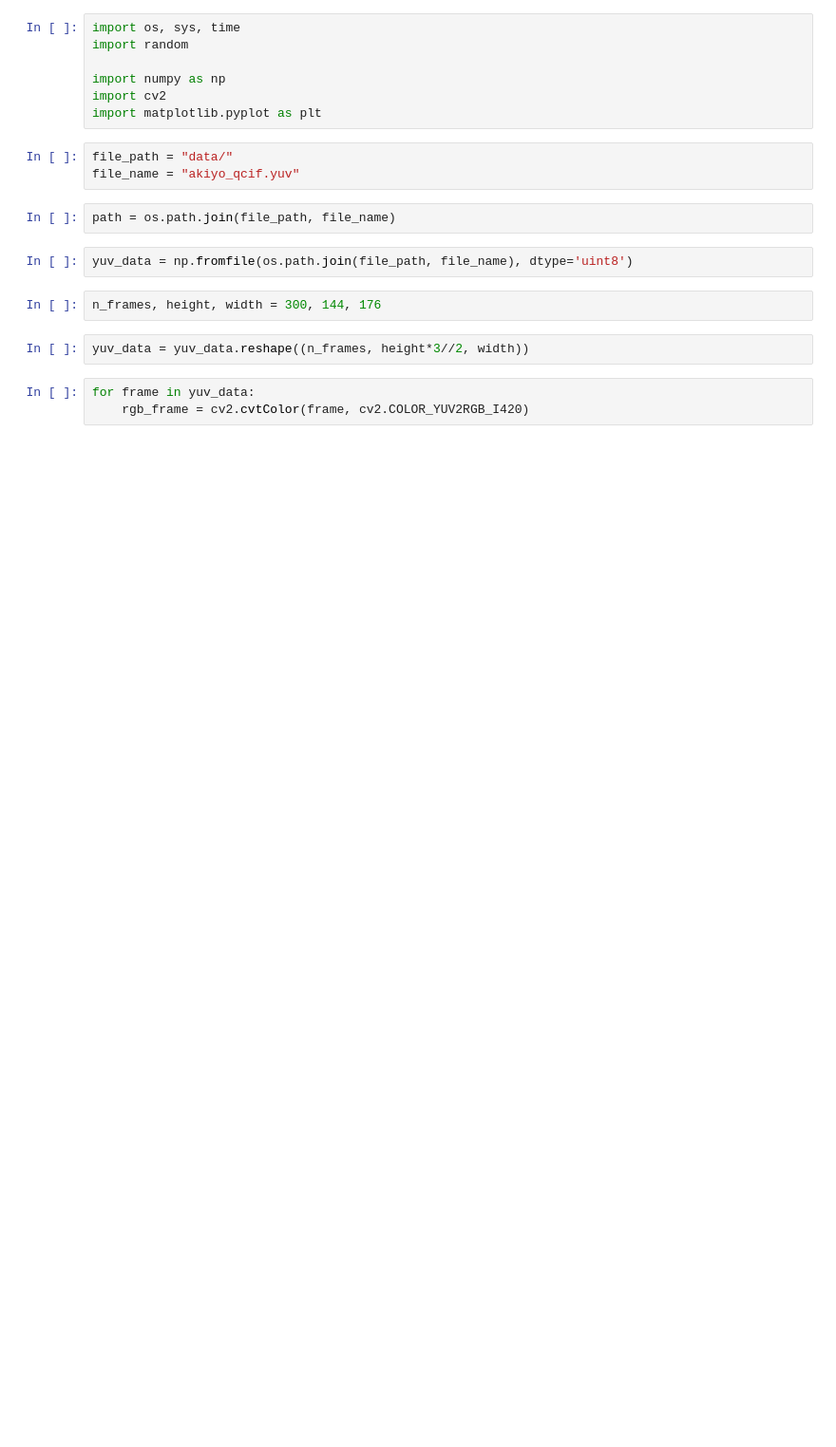
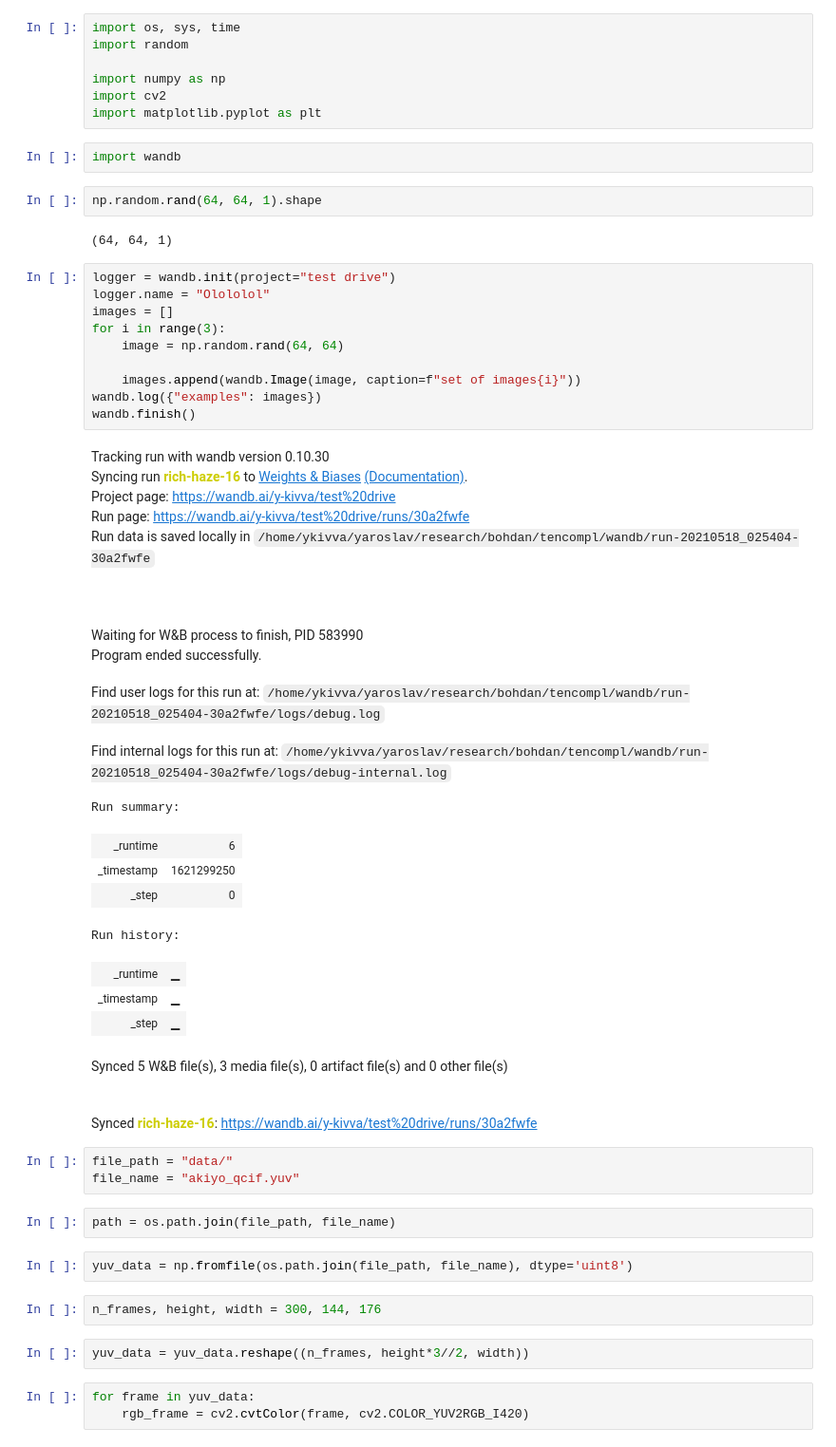
Before and after one commit to 30bohdan/tencompl, a Jupyter notebook: experiments.ipynb, the cells around one changed output. Shown: that part at 95% size. Saved outputs shown, nothing was run; the diff lists cells and outputs as text; blank space fills up the shorter version.

```diff
--- a/experiments.ipynb
+++ b/experiments.ipynb
@@ -8,6 +11,42 @@ import random
 import numpy as np
 import cv2
 import matplotlib.pyplot as plt
+# %%
+import wandb
+# %%
+np.random.rand(64, 64, 1).shape
+# %% [output]
+(64, 64, 1)
+# %%
+logger = wandb.init(project="test drive")
+logger.name = "Olololol"
+images = []
+for i in range(3):
+    image = np.random.rand(64, 64)
+
+    images.append(wandb.Image(image, caption=f"set of images{i}"))
+wandb.log({"examples": images})
+wandb.finish()
+# %% [output]
+Tracking run with wandb version 0.10.30
+Syncing run rich-haze-16 to Weights & Biases (Documentation).
+Project page: https://wandb.ai/y-kivva/test%20drive
+Run page: https://wandb.ai/y-kivva/test%20drive/runs/30a2fwfe
+Run data is saved locally in /home/ykivva/yaroslav/research/bohdan/tencompl/wandb/run-20210518_025404-30a2fwfe
+Waiting for W&B process to finish, PID 583990
+Program ended successfully.
+Find user logs for this run at: /home/ykivva/yaroslav/research/bohdan/tencompl/wandb/run-20210518_025404-30a2fwfe/logs/debug.log
+Find internal logs for this run at: /home/ykivva/yaroslav/research/bohdan/tencompl/wandb/run-20210518_025404-30a2fwfe/logs/debug-internal.log
+Run summary:
+| _runtime | 6 |
+| _timestamp | 1621299250 |
+| _step | 0 |
+Run history:
+| _runtime | ▁ |
+| _timestamp | ▁ |
+| _step | ▁ |
+Synced 5 W&B file(s), 3 media file(s), 0 artifact file(s) and 0 other file(s)
+Synced rich-haze-16: https://wandb.ai/y-kivva/test%20drive/runs/30a2fwfe
 # %%
 file_path = "data/"
 file_name = "akiyo_qcif.yuv"
```
Also changed, not shown: parts of 1 cell of this notebook, 6 other files.
